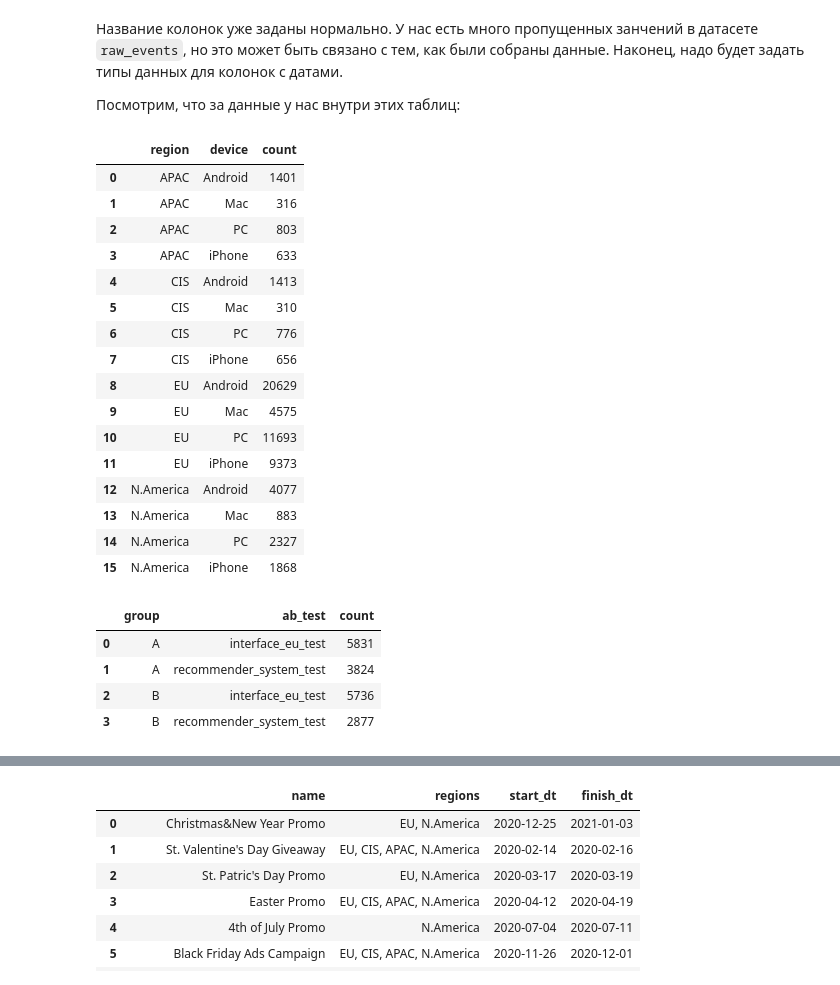
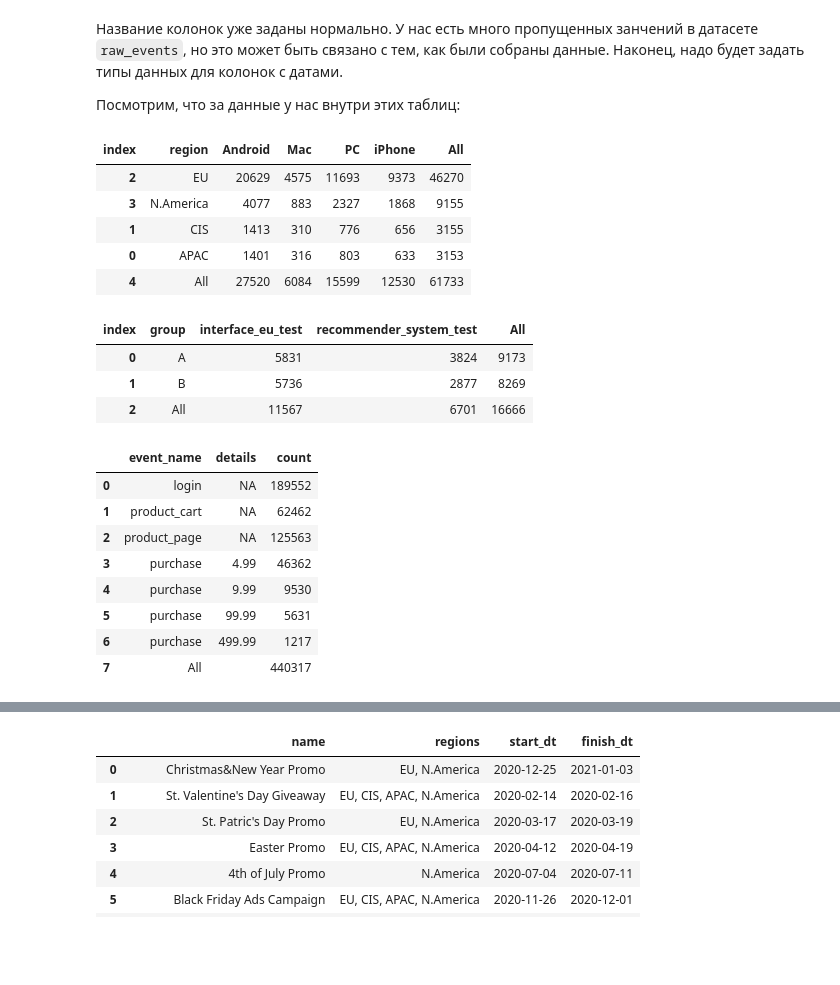
Before and after one commit to mskhmelik/prj_ab_test, a Jupyter notebook: prj_ab_test.ipynb, the cells around one changed output, grey strips where cells are left out. Drawn from its saved outputs; the diff is of its cells as text; code cells hidden in the pictures; blank space fills up the shorter version.

```diff
--- a/prj_ab_test.ipynb
+++ b/prj_ab_test.ipynb
@@ -136,41 +137,50 @@ memory usage: 576.0+ bytes
 Название колонок уже заданы нормально. У нас есть много пропущенных занчений в датасете `raw_events`, но это может быть связано с тем, как были собраны данные. Наконец, надо будет задать типы данных для колонок с датами.
 
 Посмотрим, что за данные у нас внутри этих таблиц:
+# %%
+(raw_new_users
+ .fillna('NA')
+ .pivot_table(index='region', columns='device', values='user_id', aggfunc='nunique', margins=True)
+ .reset_index()
+ .rename_axis('index', axis=1)
+ .assign(sort_key = lambda df: df.region == 'All')
+ .sort_values(['sort_key', 'All'], ascending=[True, False])
+ .drop('sort_key', axis=1)
+)
+# %% [output]
+| index | region | Android | Mac | PC | iPhone | All |
+| 2 | EU | 20629 | 4575 | 11693 | 9373 | 46270 |
+| 3 | N.America | 4077 | 883 | 2327 | 1868 | 9155 |
+| 1 | CIS | 1413 | 310 | 776 | 656 | 3155 |
+| 0 | APAC | 1401 | 316 | 803 | 633 | 3153 |
+| 4 | All | 27520 | 6084 | 15599 | 12530 | 61733 |
+# %%
+(raw_test_users
+ .fillna('NA')
+ .pivot_table(index='group', columns='ab_test', values='user_id', aggfunc='nunique', margins=True)
+ .reset_index()
+ .rename_axis('index', axis=1)
+ .rename(columns={'user_id':'ucount'})
+)
+# %% [output]
+| index | group | interface_eu_test | recommender_system_test | All |
+| 0 | A | 5831 | 3824 | 9173 |
+| 1 | B | 5736 | 2877 | 8269 |
+| 2 | All | 11567 | 6701 | 16666 |
 # %%
-(raw_new_users
+(raw_events
  .fillna('NA')
- .pivot_table(index=['region','device'], values='user_id', aggfunc='count')
+ .pivot_table(index=['event_name','details'], values='user_id', aggfunc='count', margins=True)
  .reset_index()
  .rename(columns={'user_id':'count'})
 )
 # %% [output]
-|  | region | device | count |
-| 0 | APAC | Android | 1401 |
-| 1 | APAC | Mac | 316 |
-| 2 | APAC | PC | 803 |
-| 3 | APAC | iPhone | 633 |
-| 4 | CIS | Android | 1413 |
-| 5 | CIS | Mac | 310 |
-| 6 | CIS | PC | 776 |
-| 7 | CIS | iPhone | 656 |
-| 8 | EU | Android | 20629 |
-| 9 | EU | Mac | 4575 |
-| 10 | EU | PC | 11693 |
-| 11 | EU | iPhone | 9373 |
-| 12 | N.America | Android | 4077 |
-| 13 | N.America | Mac | 883 |
-| 14 | N.America | PC | 2327 |
-| 15 | N.America | iPhone | 1868 |
+|  | event_name | details | count |
+| 0 | login | NA | 189552 |
+| 1 | product_cart | NA | 62462 |
+| 2 | product_page | NA | 125563 |
+| 3 | purchase | 4.99 | 46362 |
+| 4 | purchase | 9.99 | 9530 |
+| 5 | purchase | 99.99 | 5631 |
+| 6 | purchase | 499.99 | 1217 |
+| 7 | All |  | 440317 |
-# %%
-(raw_test_users
- .fillna('NA')
- .pivot_table(index=['group','ab_test'], values='user_id', aggfunc='count')
- .reset_index()
- .rename(columns={'user_id':'count'})
-)
-# %% [output]
-|  | group | ab_test | count |
-| 0 | A | interface_eu_test | 5831 |
-| 1 | A | recommender_system_test | 3824 |
-| 2 | B | interface_eu_test | 5736 |
-| 3 | B | recommender_system_test | 2877 |
```
Also changed, not shown: parts of 18 cells of this notebook.
